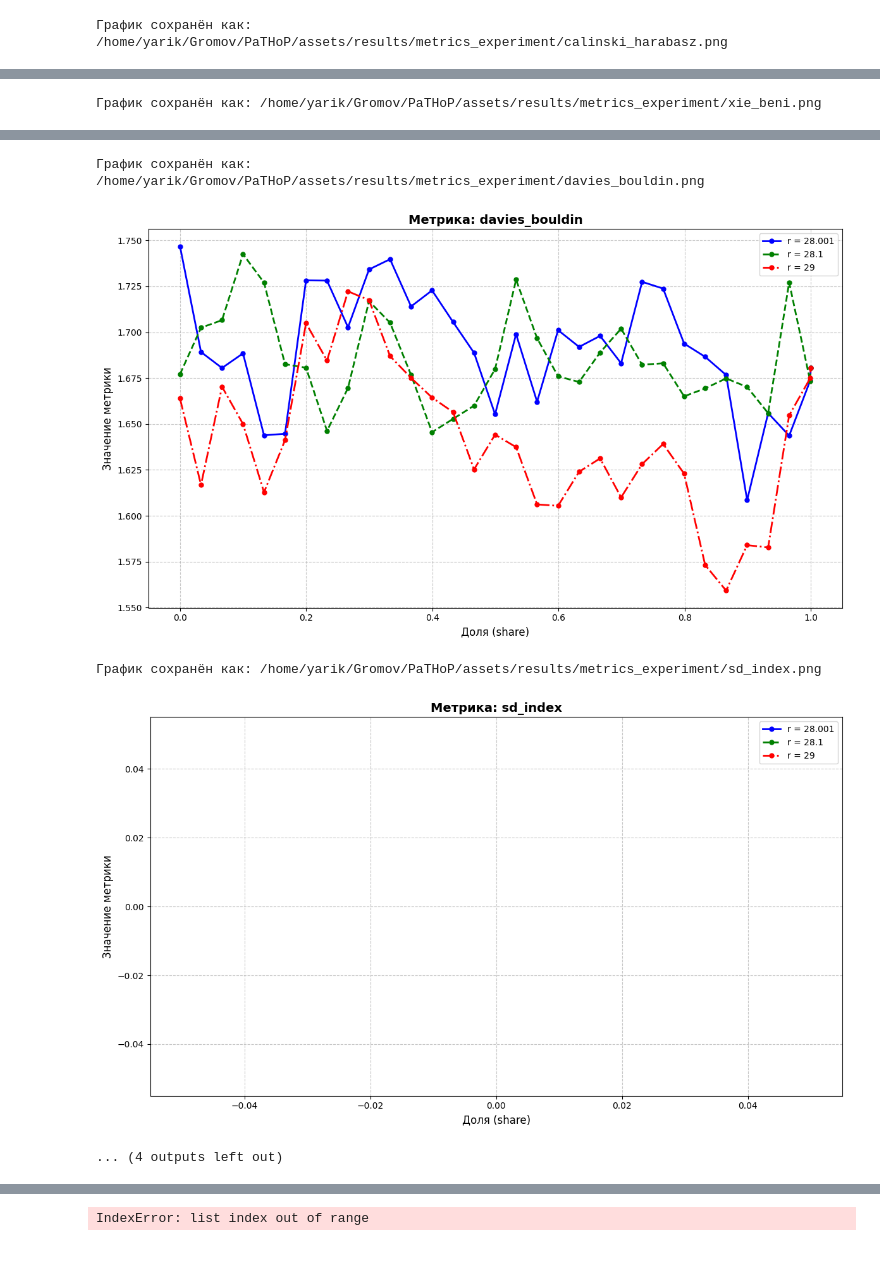
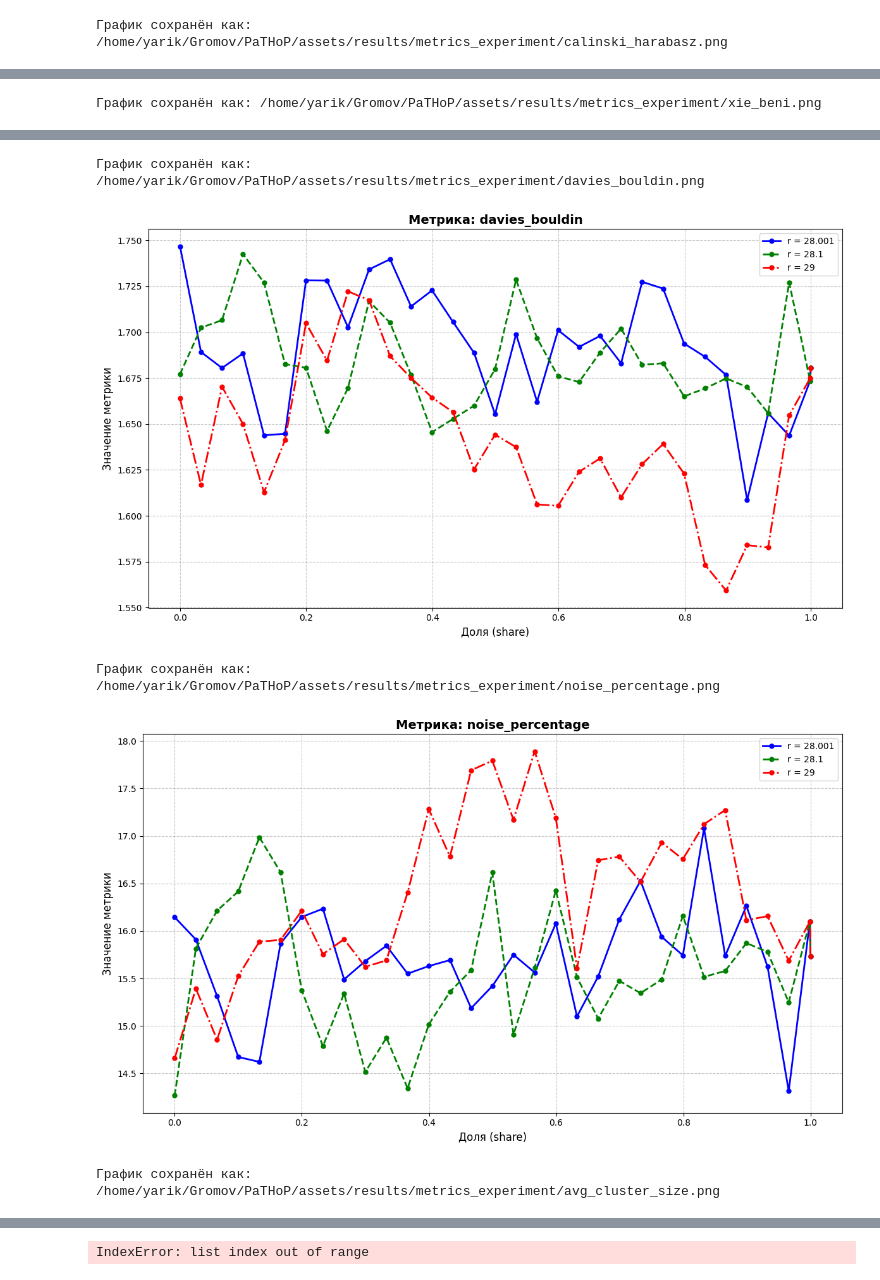
Before and after one commit to yaroslawwww/PaTHoP-assets, a Jupyter notebook: results/metrics_experiment/metrics.pynb.ipynb, the cells around one changed output, grey strips where cells are left out. Saved outputs shown, nothing was run; the diff lists cells and outputs as text; code cells hidden in the pictures.

```diff
--- a/results/metrics_experiment/metrics.pynb.ipynb
+++ b/results/metrics_experiment/metrics.pynb.ipynb
@@ -90,34 +90,33 @@ def plot_metric_results(filename, metric_name=None, show=True, save=True):
         plt.close()
 
 
 # Пример использования:
 if __name__ == "__main__":
     # Для каждой метрики вызываем функцию
     metrics = [
         "wss",
         "r2",
         "calinski_harabasz",
         "xie_beni",
         "davies_bouldin",
-        "sd_index",
         "noise_percentage",
         "avg_cluster_size"
     ]
 
     for metric in metrics:
         filename = f"/home/yarik/Gromov/PaTHoP/assets/results/metrics_experiment/{metric}.txt"
         plot_metric_results(filename, metric)
 # %% [output]
 График сохранён как: /home/yarik/Gromov/PaTHoP/assets/results/metrics_experiment/wss.png
 [figure]
 График сохранён как: /home/yarik/Gromov/PaTHoP/assets/results/metrics_experiment/r2.png
 [figure]
 График сохранён как: /home/yarik/Gromov/PaTHoP/assets/results/metrics_experiment/calinski_harabasz.png
 [figure]
 График сохранён как: /home/yarik/Gromov/PaTHoP/assets/results/metrics_experiment/xie_beni.png
 [figure]
 График сохранён как: /home/yarik/Gromov/PaTHoP/assets/results/metrics_experiment/davies_bouldin.png
 [figure]
-График сохранён как: /home/yarik/Gromov/PaTHoP/assets/results/metrics_experiment/sd_index.png
+График сохранён как: /home/yarik/Gromov/PaTHoP/assets/results/metrics_experiment/noise_percentage.png
-[figure, old version]
+[figure, new version]
-... (4 outputs left out)
+График сохранён как: /home/yarik/Gromov/PaTHoP/assets/results/metrics_experiment/avg_cluster_size.png
```
Also changed, not shown: parts of 1 cell of this notebook, 10 other files.
